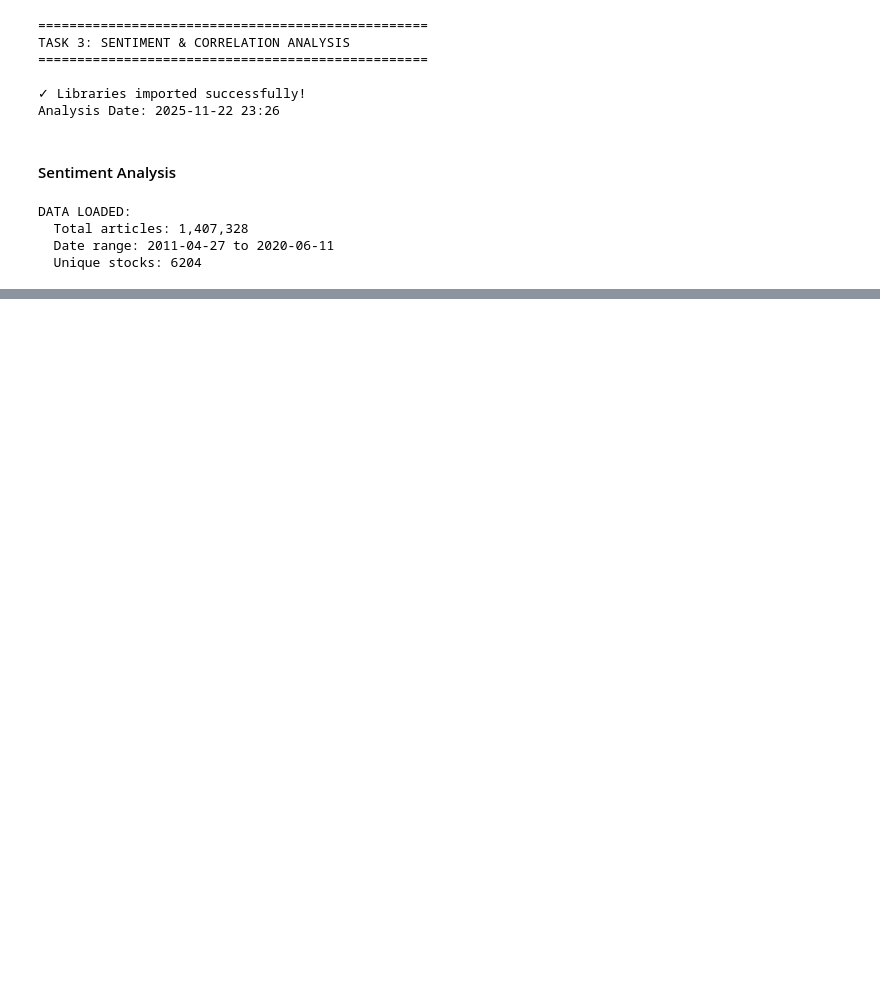
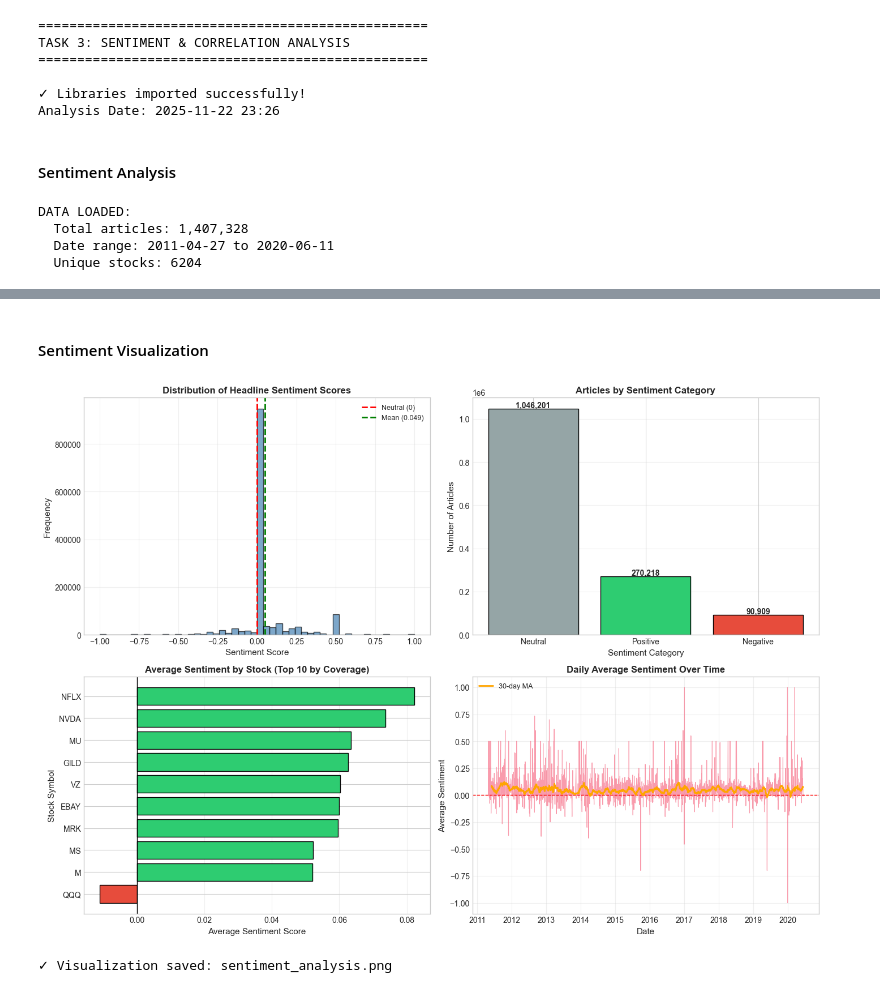
Before and after one commit to HermonaDev/financial-sentiment-challenge-week1, a Jupyter notebook: notebooks/03_sentiment_correlation_analysis.ipynb, the cells around one changed output, grey strips where cells are left out. Drawn from its saved outputs; the diff is of its cells as text; code cells hidden in the pictures; blank space fills up the shorter version.

Commit message:
feat: add comprehensive sentiment visualization (distribution, categories, by stock, over time)

```diff
--- a/notebooks/03_sentiment_correlation_analysis.ipynb
+++ b/notebooks/03_sentiment_correlation_analysis.ipynb
@@ -97,0 +116,70 @@ Calculating sentiment scores...
+# %% [markdown]
+#### Sentiment Visualization
+# %%
+# =============================================================================
+# STEP 2: Visualize Sentiment Analysis Results
+# =============================================================================
+
+fig, axes = plt.subplots(2, 2, figsize=(14, 10))
+
+# Plot 1: Sentiment Score Distribution
+ax1 = axes[0, 0]
+ax1.hist(news_df['sentiment'], bins=50, edgecolor='black', alpha=0.7, color='steelblue')
+ax1.axvline(x=0, color='red', linestyle='--', linewidth=2, label='Neutral (0)')
+ax1.axvline(x=news_df['sentiment'].mean(), color='green', linestyle='--', linewidth=2,
+            label=f'Mean ({news_df["sentiment"].mean():.3f})')
+ax1.set_xlabel('Sentiment Score', fontsize=11)
+ax1.set_ylabel('Frequency', fontsize=11)
+ax1.set_title('Distribution of Headline Sentiment Scores', fontsize=12, fontweight='bold')
+ax1.legend(fontsize=9)
+ax1.grid(True, alpha=0.3)
+
+# Plot 2: Sentiment Categories
+ax2 = axes[0, 1]
+colors_map = {'Positive': '#2ecc71', 'Neutral': '#95a5a6', 'Negative': '#e74c3c'}
+counts = news_df['sentiment_category'].value_counts()
+bars = ax2.bar(counts.index, counts.values, color=[colors_map[c] for c in counts.index], edgecolor='black')
+ax2.set_xlabel('Sentiment Category', fontsize=11)
+ax2.set_ylabel('Number of Articles', fontsize=11)
+ax2.set_title('Articles by Sentiment Category', fontsize=12, fontweight='bold')
+ax2.grid(True, alpha=0.3, axis='y')
+# Add value labels
+for bar in bars:
+    height = bar.get_height()
+    ax2.text(bar.get_x() + bar.get_width()/2., height, f'{int(height):,}',
+             ha='center', va='bottom', fontsize=10, fontweight='bold')
+
+# Plot 3: Sentiment by Top 10 Stocks
+ax3 = axes[1, 0]
+top_stocks = news_df['stock'].value_counts().head(10).index
+stock_sentiment = news_df[news_df['stock'].isin(top_stocks)].groupby('stock')['sentiment'].mean().sort_values()
+colors = ['#e74c3c' if v < 0 else '#2ecc71' for v in stock_sentiment.values]
+ax3.barh(stock_sentiment.index, stock_sentiment.values, color=colors, edgecolor='black')
+ax3.axvline(x=0, color='black', linestyle='-', linewidth=1)
+ax3.set_xlabel('Average Sentiment Score', fontsize=11)
+ax3.set_ylabel('Stock Symbol', fontsize=11)
+ax3.set_title('Average Sentiment by Stock (Top 10 by Coverage)', fontsize=12, fontweight='bold')
+ax3.grid(True, alpha=0.3, axis='x')
+
+# Plot 4: Sentiment Over Time
+ax4 = axes[1, 1]
+daily_avg_sentiment = news_df.groupby('date_only')['sentiment'].mean()
+ax4.plot(daily_avg_sentiment.index, daily_avg_sentiment.values, linewidth=0.8, alpha=0.7)
+ax4.axhline(y=0, color='red', linestyle='--', linewidth=1)
+# Add rolling average
+rolling_avg = daily_avg_sentiment.rolling(window=30).mean()
+ax4.plot(daily_avg_sentiment.index, rolling_avg.values, linewidth=2, color='orange', label='30-day MA')
+ax4.set_xlabel('Date', fontsize=11)
+ax4.set_ylabel('Average Sentiment', fontsize=11)
+ax4.set_title('Daily Average Sentiment Over Time', fontsize=12, fontweight='bold')
+ax4.legend(fontsize=9)
+ax4.grid(True, alpha=0.3)
+
+plt.tight_layout()
+plt.savefig('../notebooks/sentiment_analysis.png', dpi=150, bbox_inches='tight')
+plt.show()
+
+print("✓ Visualization saved: sentiment_analysis.png")
+# %% [output]
+[figure, added]
+✓ Visualization saved: sentiment_analysis.png
```
Also changed, not shown: parts of 1 cell of this notebook, 1 other file.
